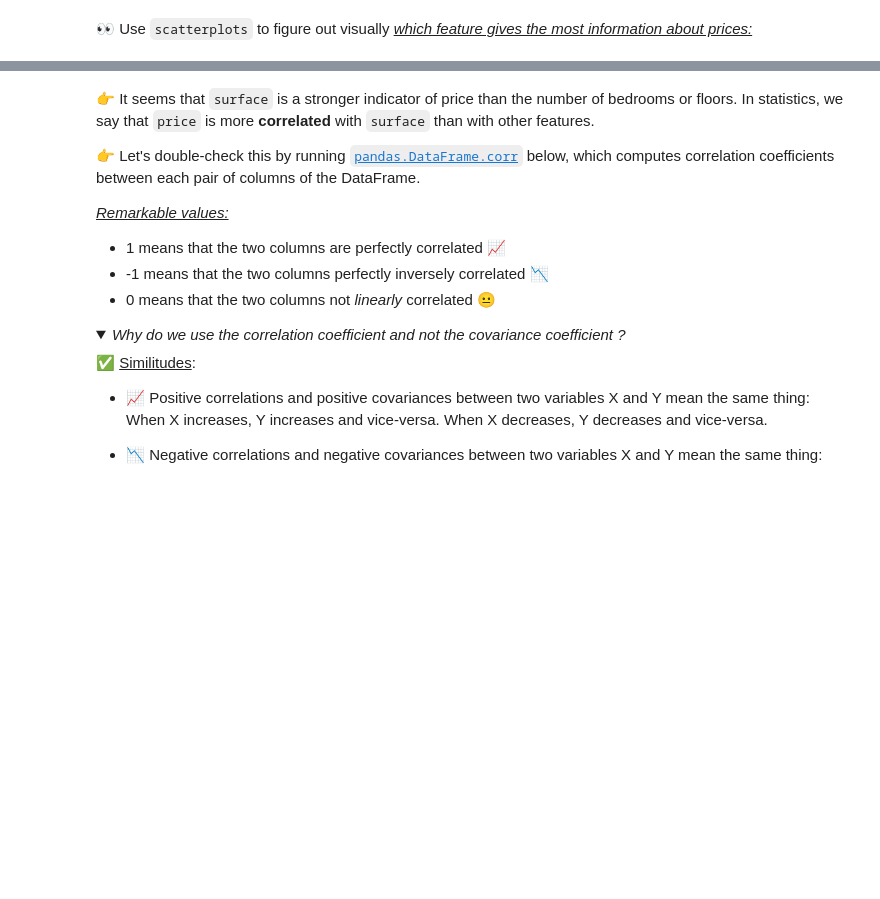
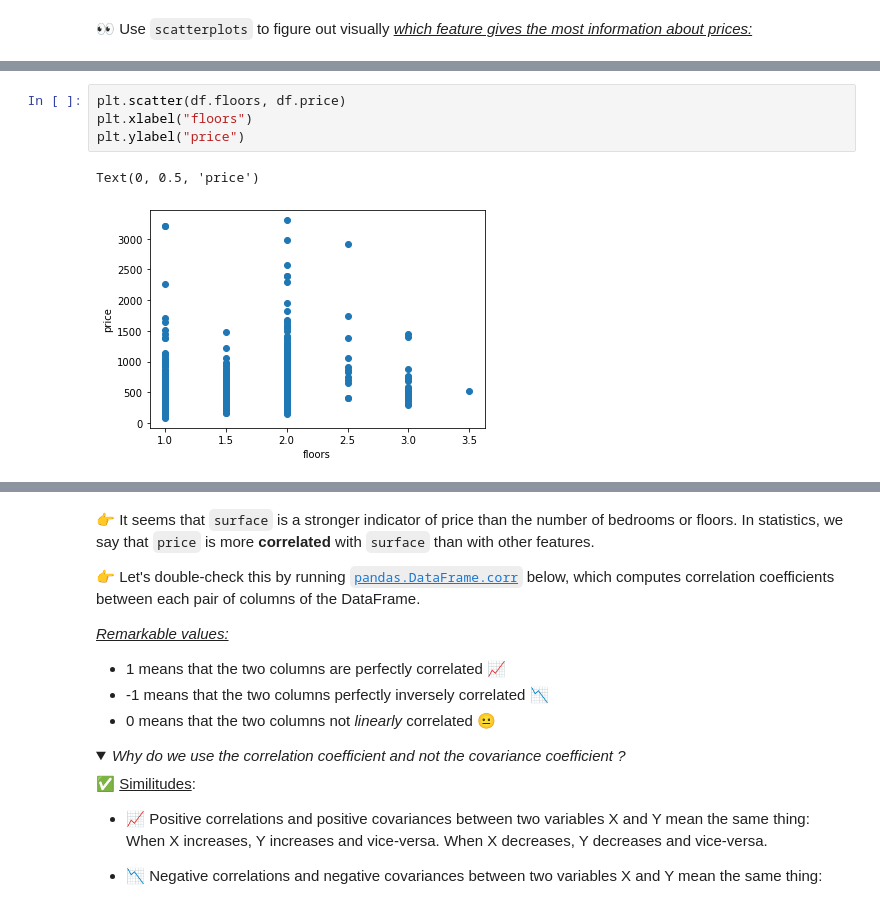
Before and after one commit to lilifull/Brief_7, a Jupyter notebook: estimation_avancee_immo.ipynb, the cells around one changed output, grey strips where cells are left out. Saved outputs shown, nothing was run; the diff lists cells and outputs as text; folded sections open; blank space fills up the shorter version.

```diff
--- a/estimation_avancee_immo.ipynb
+++ b/estimation_avancee_immo.ipynb
@@ -47,0 +68,7 @@ We load the dataset **flats.csv** below
+# %%
+plt.scatter(df.floors, df.price)
+plt.xlabel("floors")
+plt.ylabel("price")
+# %% [output]
+Text(0, 0.5, 'price')
+[figure, added]
```
Also changed, not shown: parts of 37 cells of this notebook.
